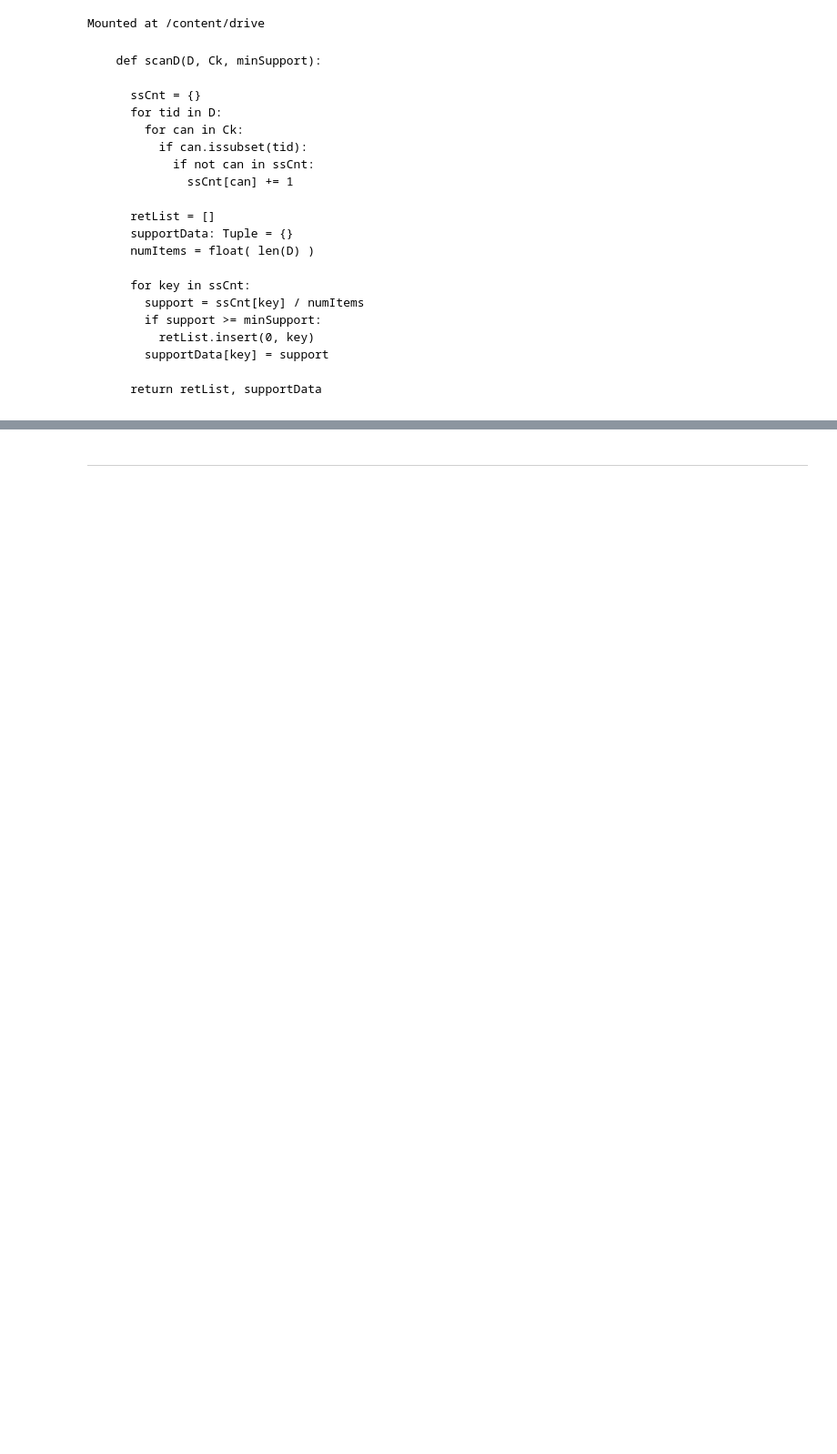
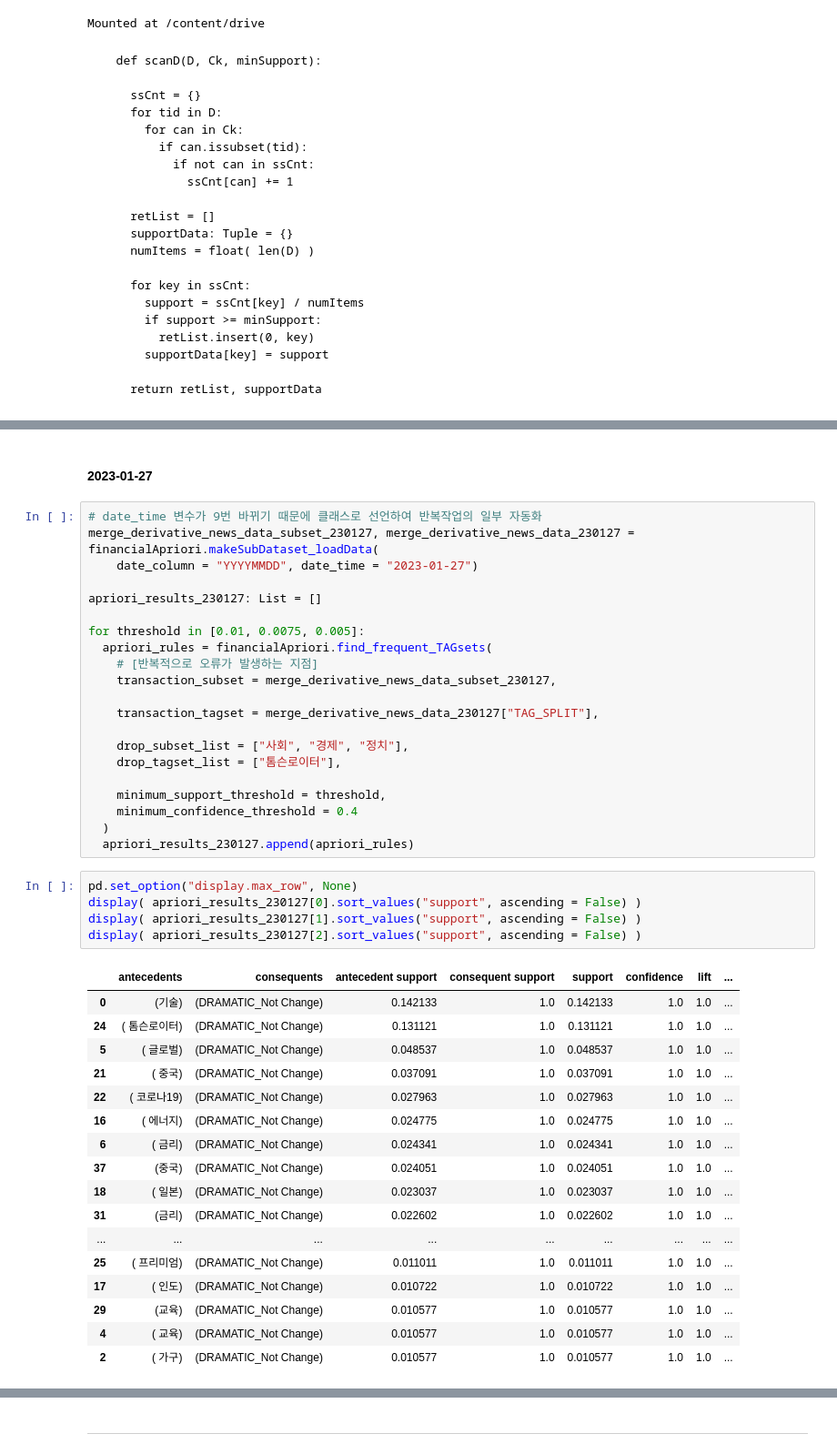
Before and after one commit to ksydata/MiraeAssetHackathon, a Jupyter notebook: [derivative_news_data]_2_AprioriRules.ipynb, the cells around one changed output, grey strips where cells are left out. Shown at 91% size. Cells and saved outputs as stored; diff of their text form; blank space fills up the shorter version.

```diff
--- a/[derivative_news_data]_2_AprioriRules.ipynb
+++ b/[derivative_news_data]_2_AprioriRules.ipynb
@@ -220,0 +358,46 @@ TypeError: ignored
+# %% [markdown]
+#### **2023-01-27**
+# %%
+# date_time 변수가 9번 바뀌기 때문에 클래스로 선언하여 반복작업의 일부 자동화
+merge_derivative_news_data_subset_230127, merge_derivative_news_data_230127 = financialApriori.makeSubDataset_loadData(
+    date_column = "YYYYMMDD", date_time = "2023-01-27")
+
+apriori_results_230127: List = []
+
+for threshold in [0.01, 0.0075, 0.005]:
+  apriori_rules = financialApriori.find_frequent_TAGsets(
+    # [반복적으로 오류가 발생하는 지점]
+    transaction_subset = merge_derivative_news_data_subset_230127,
+
+    transaction_tagset = merge_derivative_news_data_230127["TAG_SPLIT"],
+
+    drop_subset_list = ["사회", "경제", "정치"],
+    drop_tagset_list = ["톰슨로이터"],
+
+    minimum_support_threshold = threshold,
+    minimum_confidence_threshold = 0.4
+  )
+  apriori_results_230127.append(apriori_rules)
+# %%
+pd.set_option("display.max_row", None)
+display( apriori_results_230127[0].sort_values("support", ascending = False) )
+display( apriori_results_230127[1].sort_values("support", ascending = False) )
+display( apriori_results_230127[2].sort_values("support", ascending = False) )
+# %% [output]
+|  | antecedents | consequents | antecedent support | consequent support | support | confidence | lift | ... |
+| 0 | (기술) | (DRAMATIC_Not Change) | 0.142133 | 1.0 | 0.142133 | 1.0 | 1.0 | ... |
+| 24 | ( 톰슨로이터) | (DRAMATIC_Not Change) | 0.131121 | 1.0 | 0.131121 | 1.0 | 1.0 | ... |
+| 5 | ( 글로벌) | (DRAMATIC_Not Change) | 0.048537 | 1.0 | 0.048537 | 1.0 | 1.0 | ... |
+| 21 | ( 중국) | (DRAMATIC_Not Change) | 0.037091 | 1.0 | 0.037091 | 1.0 | 1.0 | ... |
+| 22 | ( 코로나19) | (DRAMATIC_Not Change) | 0.027963 | 1.0 | 0.027963 | 1.0 | 1.0 | ... |
+| 16 | ( 에너지) | (DRAMATIC_Not Change) | 0.024775 | 1.0 | 0.024775 | 1.0 | 1.0 | ... |
+| 6 | ( 금리) | (DRAMATIC_Not Change) | 0.024341 | 1.0 | 0.024341 | 1.0 | 1.0 | ... |
+| 37 | (중국) | (DRAMATIC_Not Change) | 0.024051 | 1.0 | 0.024051 | 1.0 | 1.0 | ... |
+| 18 | ( 일본) | (DRAMATIC_Not Change) | 0.023037 | 1.0 | 0.023037 | 1.0 | 1.0 | ... |
+| 31 | (금리) | (DRAMATIC_Not Change) | 0.022602 | 1.0 | 0.022602 | 1.0 | 1.0 | ... |
+| ... | ... | ... | ... | ... | ... | ... | ... | ... |
+| 25 | ( 프리미엄) | (DRAMATIC_Not Change) | 0.011011 | 1.0 | 0.011011 | 1.0 | 1.0 | ... |
+| 17 | ( 인도) | (DRAMATIC_Not Change) | 0.010722 | 1.0 | 0.010722 | 1.0 | 1.0 | ... |
+| 29 | (교육) | (DRAMATIC_Not Change) | 0.010577 | 1.0 | 0.010577 | 1.0 | 1.0 | ... |
+| 4 | ( 교육) | (DRAMATIC_Not Change) | 0.010577 | 1.0 | 0.010577 | 1.0 | 1.0 | ... |
+| 2 | ( 가구) | (DRAMATIC_Not Change) | 0.010577 | 1.0 | 0.010577 | 1.0 | 1.0 | ... |
```
Also changed, not shown: parts of 28 cells of this notebook.
